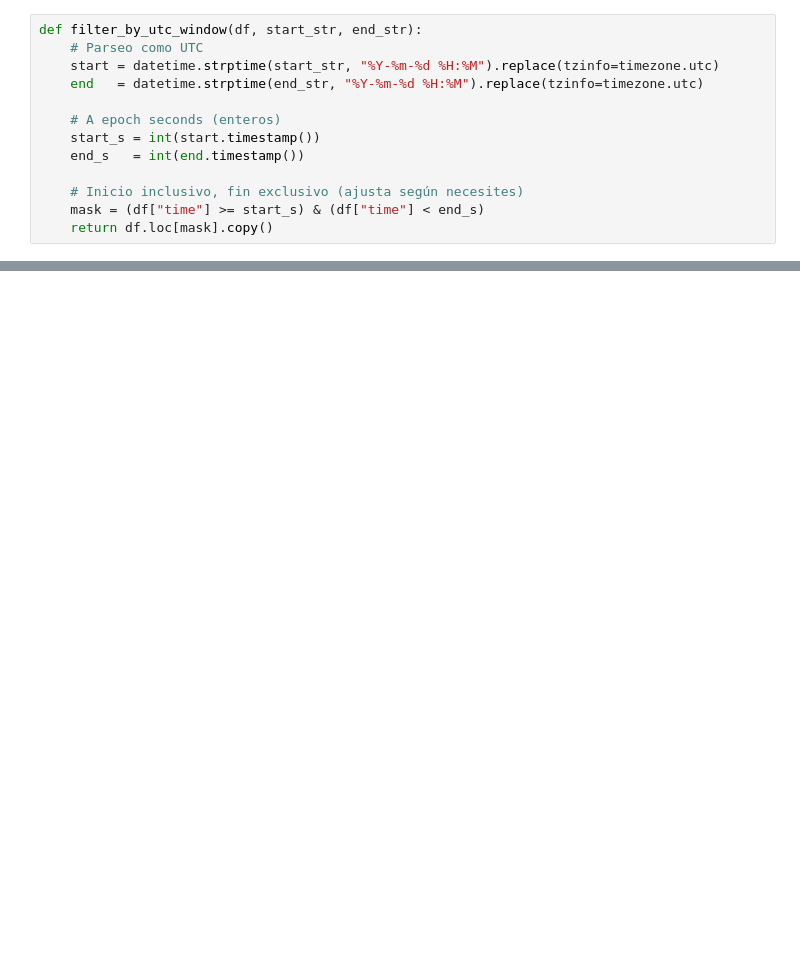
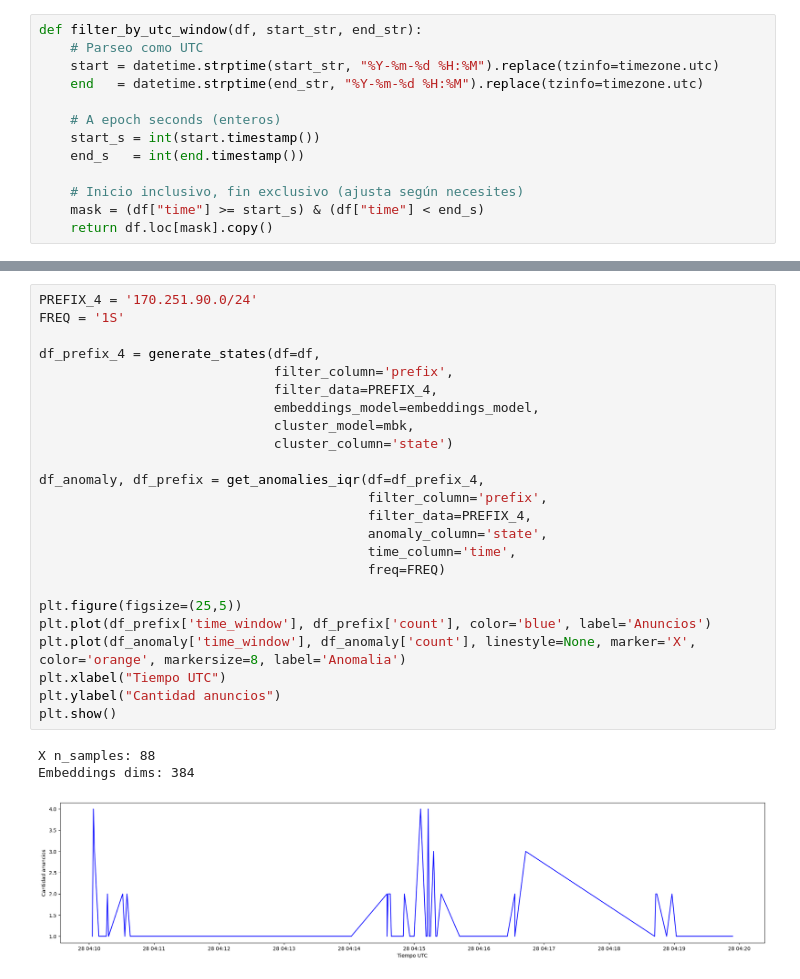
Before and after one commit to Proyecto-Integragor-Equipo-52/BGP-Hijacking-detection, a Jupyter notebook: notebooks/Avance5.52Equipo.ipynb, the cells around one changed output, grey strips where cells are left out. Saved outputs shown, nothing was run; the diff lists cells and outputs as text; blank space fills up the shorter version.

```diff
--- a/notebooks/Avance5.52Equipo.ipynb
+++ b/notebooks/Avance5.52Equipo.ipynb
@@ -5406,0 +4191,28 @@ plt.show()
+# %%
+PREFIX_4 = '170.251.90.0/24'
+FREQ = '1S'
+
+df_prefix_4 = generate_states(df=df,
+                              filter_column='prefix',
+                              filter_data=PREFIX_4,
+                              embeddings_model=embeddings_model,
+                              cluster_model=mbk,
+                              cluster_column='state')
+
+df_anomaly, df_prefix = get_anomalies_iqr(df=df_prefix_4,
+                                          filter_column='prefix',
+                                          filter_data=PREFIX_4,
+                                          anomaly_column='state',
+                                          time_column='time',
+                                          freq=FREQ)
+
+plt.figure(figsize=(25,5))
+plt.plot(df_prefix['time_window'], df_prefix['count'], color='blue', label='Anuncios')
+plt.plot(df_anomaly['time_window'], df_anomaly['count'], linestyle=None, marker='X', color='orange', markersize=8, label='Anomalia')
+plt.xlabel("Tiempo UTC")
+plt.ylabel("Cantidad anuncios")
+plt.show()
+# %% [output]
+X n_samples: 88
+Embeddings dims: 384
+[figure, added]
```
Also changed, not shown: parts of 98 cells of this notebook.
